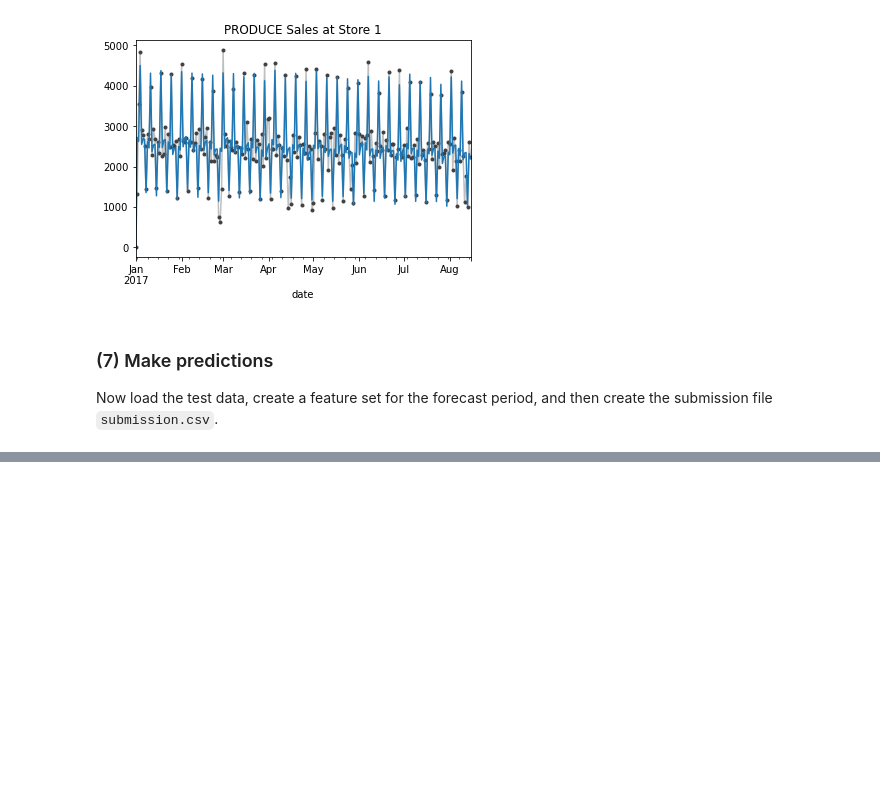
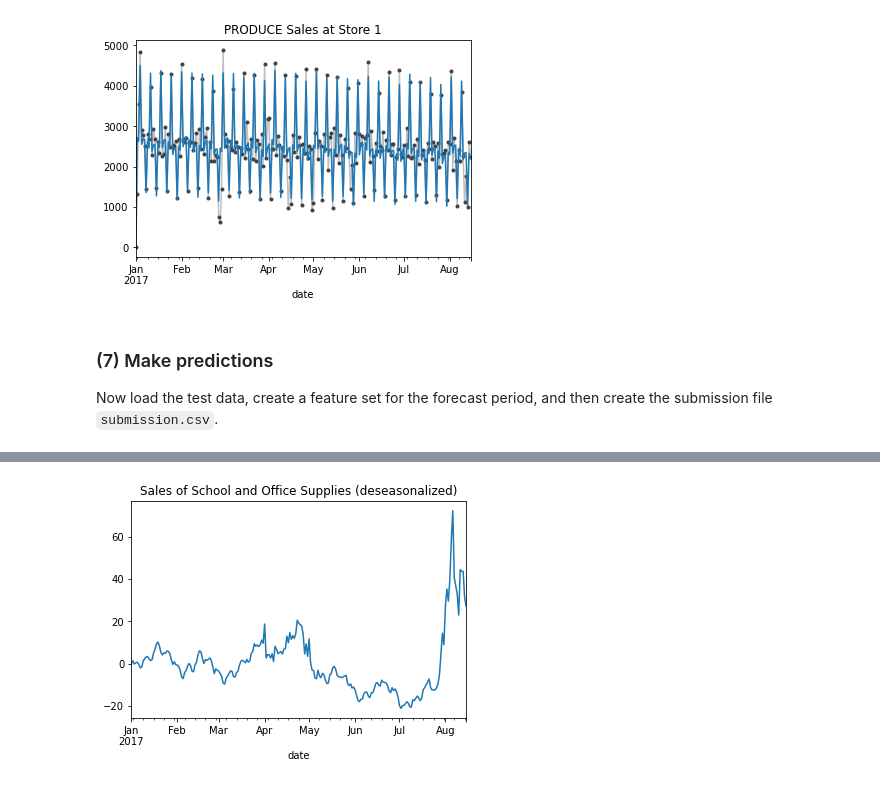
Before and after one commit to xinyuezhang95/KaggleCoursesAndProjects, a Jupyter notebook: Time Series/Time Series Forecasting with Store Sales.ipynb, the cells around one changed output, grey strips where cells are left out. Drawn from its saved outputs; the diff is of its cells as text; code cells hidden in the pictures; blank space fills up the shorter version.

```diff
--- a/Time Series/Time Series Forecasting with Store Sales.ipynb
+++ b/Time Series/Time Series Forecasting with Store Sales.ipynb
@@ -481,0 +597,25 @@ y_submit.to_csv('submission.csv', index=False)
+# %%
+supply_sales = family_sales.loc(axis=1)[:, 'SCHOOL AND OFFICE SUPPLIES']
+y = supply_sales.loc[:, 'sales'].squeeze()
+
+fourier = CalendarFourier(freq='M', order=4)
+dp = DeterministicProcess(
+    constant=True,
+    index=y.index,
+    order=1,
+    seasonal=True,
+    drop=True,
+    additional_terms=[fourier],
+)
+X_time = dp.in_sample()
+X_time['NewYearsDay'] = (X_time.index.dayofyear == 1)
+
+model = LinearRegression(fit_intercept=False)
+model.fit(X_time, y)
+y_deseason = y - model.predict(X_time)
+y_deseason.name = 'sales_deseasoned'
+
+ax = y_deseason.plot()
+ax.set_title("Sales of School and Office Supplies (deseasonalized)");
+# %% [output]
+[figure, added]
```
Also changed, not shown: parts of 75 cells of this notebook, 4 other files.
